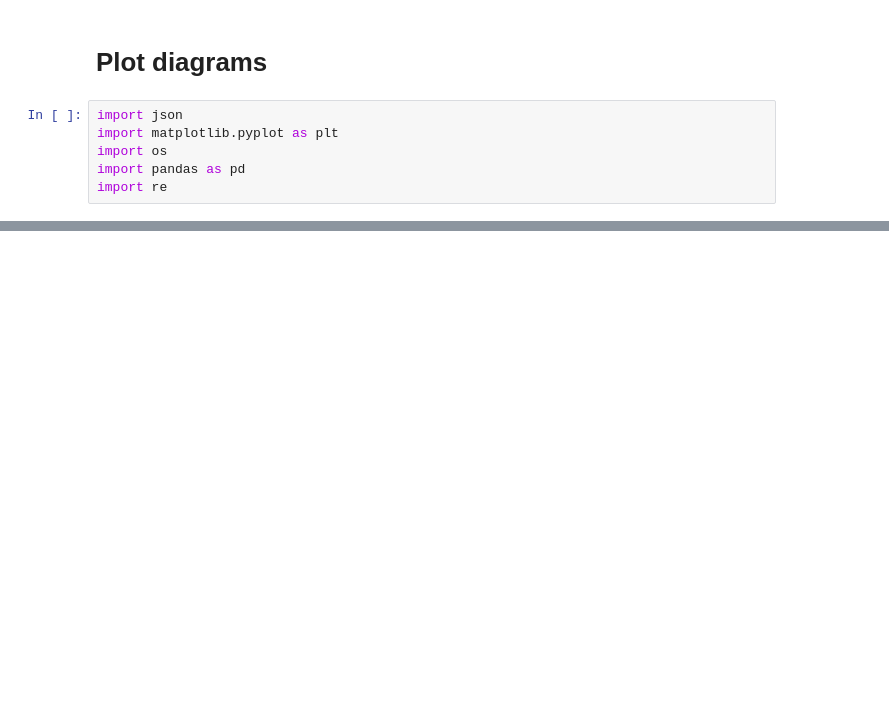
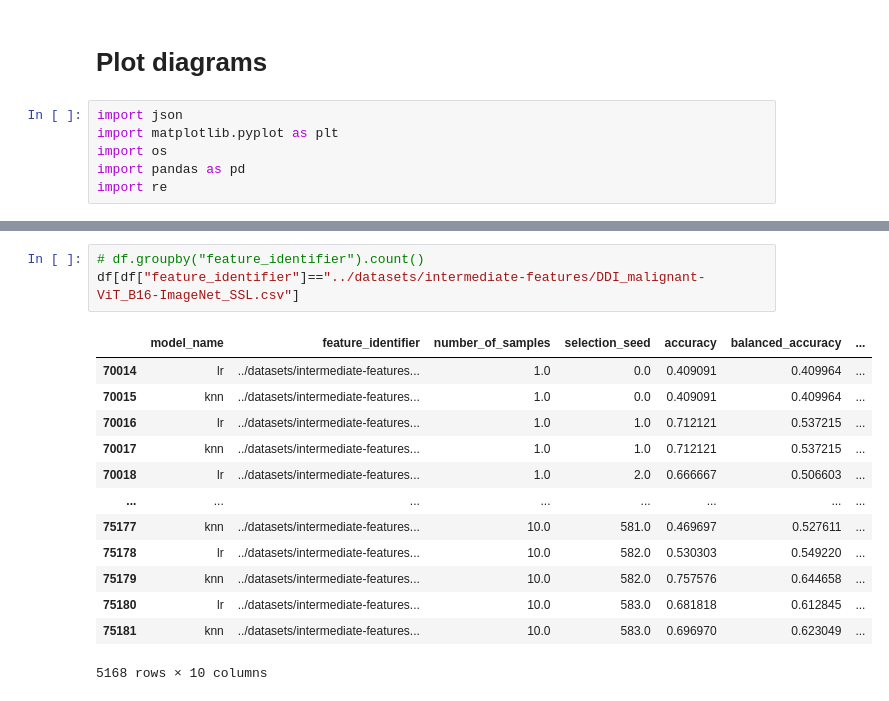
Before and after one commit to AlexanderPeter/thesis, a Jupyter notebook: code/19_plot_diagrams.ipynb, the cells around one changed output, grey strips where cells are left out. Cells and saved outputs as stored; diff of their text form; blank space fills up the shorter version.

```diff
--- a/code/19_plot_diagrams.ipynb
+++ b/code/19_plot_diagrams.ipynb
@@ -144 +167,18 @@ Read 1312 entries in Fitzpatrick_17k-metrics.txt
+# %%
+# df.groupby("feature_identifier").count()
+df[df["feature_identifier"]=="../datasets/intermediate-features/DDI_malignant-ViT_B16-ImageNet_SSL.csv"]
+# %% [output]
+|  | model_name | feature_identifier | number_of_samples | selection_seed | accuracy | balanced_accuracy | ... |
+| 70014 | lr | ../datasets/intermediate-features... | 1.0 | 0.0 | 0.409091 | 0.409964 | ... |
+| 70015 | knn | ../datasets/intermediate-features... | 1.0 | 0.0 | 0.409091 | 0.409964 | ... |
+| 70016 | lr | ../datasets/intermediate-features... | 1.0 | 1.0 | 0.712121 | 0.537215 | ... |
+| 70017 | knn | ../datasets/intermediate-features... | 1.0 | 1.0 | 0.712121 | 0.537215 | ... |
+| 70018 | lr | ../datasets/intermediate-features... | 1.0 | 2.0 | 0.666667 | 0.506603 | ... |
+| ... | ... | ... | ... | ... | ... | ... | ... |
+| 75177 | knn | ../datasets/intermediate-features... | 10.0 | 581.0 | 0.469697 | 0.527611 | ... |
+| 75178 | lr | ../datasets/intermediate-features... | 10.0 | 582.0 | 0.530303 | 0.549220 | ... |
+| 75179 | knn | ../datasets/intermediate-features... | 10.0 | 582.0 | 0.757576 | 0.644658 | ... |
+| 75180 | lr | ../datasets/intermediate-features... | 10.0 | 583.0 | 0.681818 | 0.612845 | ... |
+| 75181 | knn | ../datasets/intermediate-features... | 10.0 | 583.0 | 0.696970 | 0.623049 | ... |
+5168 rows × 10 columns
 # %%
```
Also changed, not shown: parts of 9 cells of this notebook, 7 other files.
